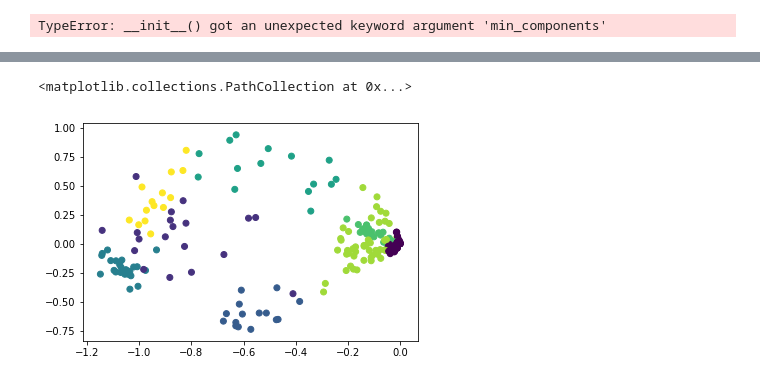
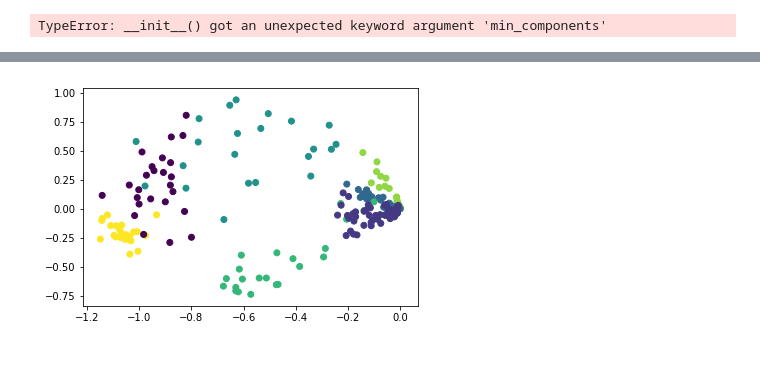
Before and after one commit to neurodata/weighted_graph_models, a Jupyter notebook: cyclops.ipynb, the cells around one changed output, grey strips where cells are left out. Cells and saved outputs as stored; diff of their text form; code cells hidden in the pictures.

```diff
--- a/cyclops.ipynb
+++ b/cyclops.ipynb
@@ -157,13 +159,16 @@ from graspy.utils import binarize
 left_adj, left_labels = load_drosophila_left(return_labels=True)
 right_adj, right_labels = load_drosophila_right(return_labels=True)
 # %%
+np.random.seed(16662)
 A_right = binarize(right_adj)
-X_hat_right = ASE(n_components=3).fit_transform(A_right)[0]
-gclust_right = GCLUST(max_components=8)
+X_hat_right = np.concatenate(ASE(n_components=3).fit_transform(A_right), axis=1)
+gclust_right = GCLUST(max_components=15)
 c_hat_right = gclust_right.fit_predict(X_hat_right)
 
 fig, ax = plt.subplots(1,1)
 ax.scatter(-X_hat_right[:, 0], X_hat_right[:, 1], c=c_hat_right)
+
+unique_labels = np.unique(c_hat_right)
+K = len(unique_labels)
 # %% [output]
-<matplotlib.collections.PathCollection at 0x...>
-[figure, old version]
+[figure, new version]
```
Also changed, not shown: parts of 11 cells of this notebook, 1 other file.
